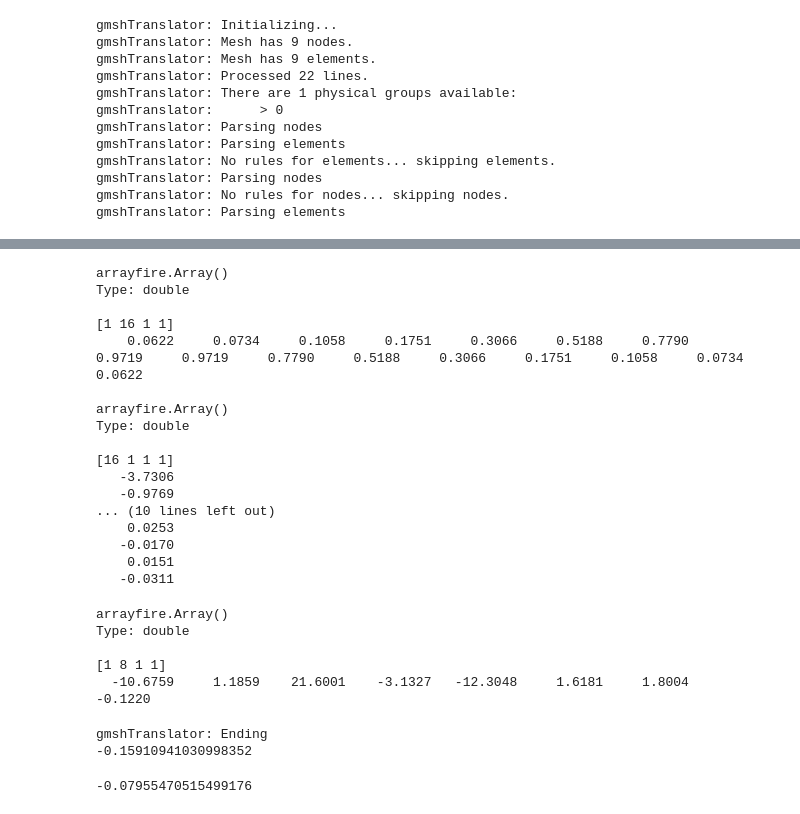
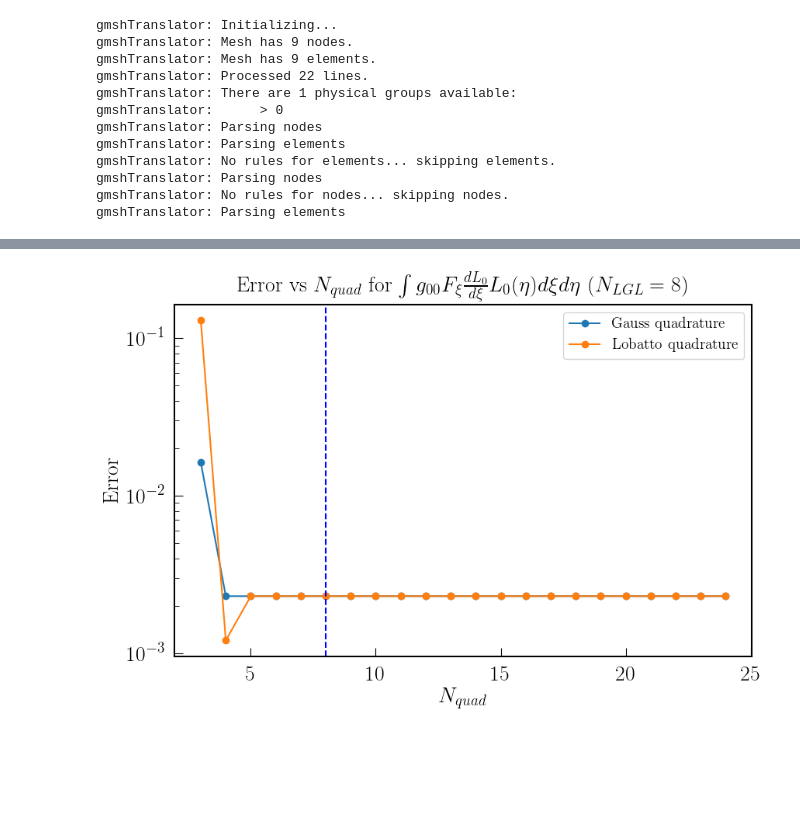
Before and after one commit to QuazarTech/DG_Maxwell, a Jupyter notebook: examples/volume_integral_loops_3.ipynb, the cells around one changed output, grey strips where cells are left out. Cells and saved outputs as stored; diff of their text form; code cells hidden in the pictures; blank space fills up the shorter version.

```diff
--- a/examples/volume_integral_loops_3.ipynb
+++ b/examples/volume_integral_loops_3.ipynb
@@ -33,7 +41,7 @@ gmshTranslator: Parsing nodes
 gmshTranslator: No rules for nodes... skipping nodes.
 gmshTranslator: Parsing elements
 # %%
-N_LGL   = 16
+N_LGL   = 8
 
 xi_LGL  = lagrange.LGL_points(N_LGL)
 eta_LGL = lagrange.LGL_points(N_LGL)
@@ -228,56 +228,15 @@ dLp_dxi_times_u_ij = af.transpose(dLp_dxi_value * u_ij_tile[0])
-# %%
-print(u_ij_tile[0])
-print(dLp_dxi_times_u_ij)
-# %% [output]
-arrayfire.Array()
-Type: double
-
-[1 16 1 1]
-    0.0622     0.0734     0.1058     0.1751     0.3066     0.5188     0.7790     0.9719     0.9719     0.7790     0.5188     0.3066     0.1751     0.1058     0.0734     0.0622
-
-arrayfire.Array()
-Type: double
-
-[16 1 1 1]
-   -3.7306
-   -0.9769
-... (10 lines left out)
-    0.0253
-   -0.0170
-    0.0151
-   -0.0311
-# %%
-dLp_dxi_times_u_interpolated = af.sum(L_basis_af * af.tile(dLp_dxi_times_u_ij, d0 = 1, d1 = N_LGL), dim = 0)
-print(dLp_dxi_times_u_interpolated)
-# %% [output]
-arrayfire.Array()
-Type: double
-
-[1 8 1 1]
-  -10.6759     1.1859    21.6001    -3.1327   -12.3048     1.6181     1.8004    -0.1220
-# %%
-p = 0
-q = 0
-index = p * N_LGL + q
-
-u_ij = np.e ** (- (xi_i**2) / (0.6 ** 2))
-u_ij_tile = af.moddims(u_ij, N_LGL, N_LGL)
-
-dLp_dxi_tp_ij = utils.polyval_1d(dLp_dxi_tp[index], af.np_to_af_array(np.array(xi_i)))
-dLp_dxi_tp_ij = af.transpose(dLp_dxi_tp_ij)
-
-Lq_eta_tp_ij = utils.polyval_1d(Lq_eta_tp[index], af.np_to_af_array(np.array(eta_j)))
-Lq_eta_tp_ij = af.transpose(Lq_eta_tp_ij)
-
-volume_integral_pq_ij = u_ij * dLp_dxi_tp_ij
-
-volume_integrand_interpolate = w2d.lag_interpolation_2d(volume_integral_pq_ij, N_LGL)
-volume_integral_pq = utils.integrate_2d_multivar_poly(volume_integrand_interpolate, N_quad = 12, scheme = 'gauss')
-print(volume_integral_pq)
-# %% [output]
-gmshTranslator: Ending
--0.15910941030998352
-# %%
--0.15910941030998352 / 2
-# %% [output]
--0.07955470515499176
+# %%
+N_quad = np.arange(3, 25, dtype = np.float64)
+plt.title(r'Error vs $N_{quad}$ for $\int g_{00} F_{\xi} \frac{dL_0}{d\xi} L_0(\eta)  d\xi d\eta$ ($N_{LGL} = 8$)')
+plt.xlabel(r'$N_{quad}$')
+plt.ylabel(r'Error')
+plt.semilogy(N_quad, error[0], 'o-', label = r'Gauss quadrature')
+plt.semilogy(N_quad, error[1], 'o-', label = r'Lobatto quadrature')
+plt.axvline(x = N_LGL, color='b', linestyle='--')
+# plt.axes().set_aspect('equal')
+plt.legend(prop={'size': 14})
+# plt.ylim(np.min(error), np.max(error) + 0.1)
+plt.savefig('integrate_2d.png')
+plt.show()
+# %% [output]
+[figure, added]
```
Also changed, not shown: parts of 13 cells of this notebook, 2 other files.
